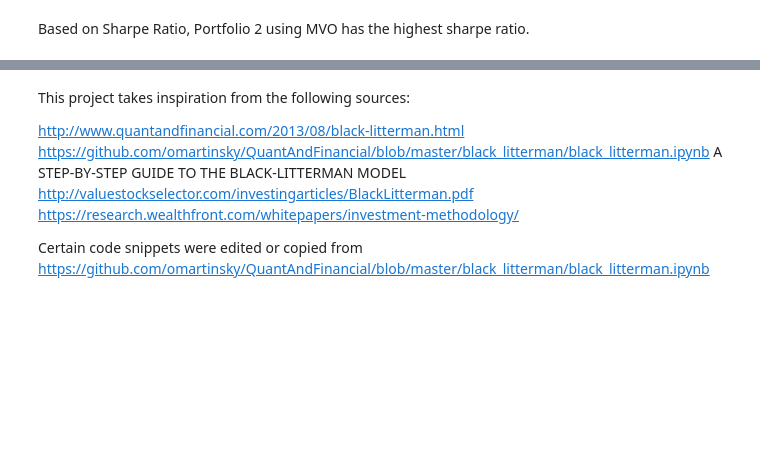
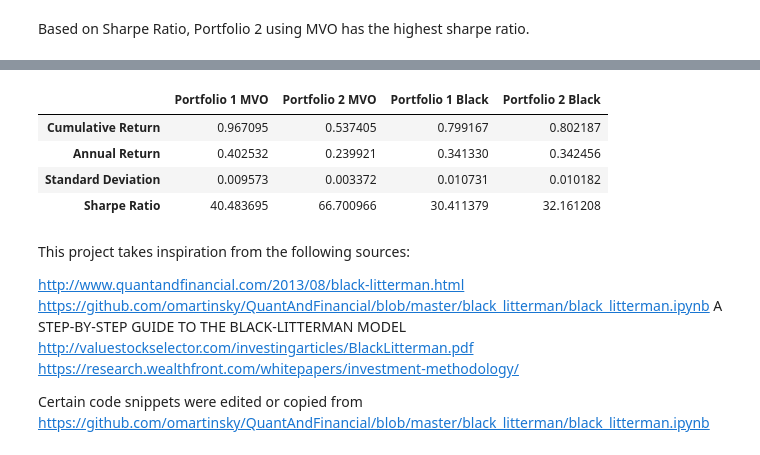
Before and after one commit to darrenh0/Springboard-Black-Litterman, a Jupyter notebook: Black Litterman.ipynb, the cells around one changed output, grey strips where cells are left out. Cells and saved outputs as stored; diff of their text form; code cells hidden in the pictures; blank space fills up the shorter version.

```diff
--- a/Black Litterman.ipynb
+++ b/Black Litterman.ipynb
@@ -758,10 +781,18 @@ display(coll2)
 # %%
 portfoliomvo1= {'Cumulative Return': cum_returns1_mvo['Returns'].iloc[-1], 'Annual Return': mvo_annual_return1, 'Standard Deviation': mvo_test_std1, 'Sharpe Ratio': mvo_test_sharpe1 }
 portfoliomvo2= {'Cumulative Return': cum_returns2_mvo['Returns'].iloc[-1], 'Annual Return': mvo_annual_return2, 'Standard Deviation': mvo_test_std2, 'Sharpe Ratio': mvo_test_sharpe2 }
 portfolioeq1={'Cumulative Return': cum_returns1_eq['Returns'].iloc[-1], 'Annual Return': eq_annual_return1, 'Standard Deviation': eq_test_std1, 'Sharpe Ratio': eq_test_sharpe1 }
 portfolioeq2={'Cumulative Return': cum_returns2_eq['Returns'].iloc[-1], 'Annual Return': eq_annual_return2, 'Standard Deviation': eq_test_std2, 'Sharpe Ratio': eq_test_sharpe2 }
 portcolls={'Portfolio 1 MVO': portfoliomvo1, 'Portfolio 2 MVO': portfoliomvo2, 'Portfolio 1 Black': portfolioeq1, 'Portfolio 2 Black': portfolioeq2}
 portcolls_df= pd.DataFrame(portcolls, index=['Cumulative Return','Annual Return','Standard Deviation','Sharpe Ratio'], columns=['Portfolio 1 MVO','Portfolio 2 MVO', 'Portfolio 1 Black', 'Portfolio 2 Black'])
+
+display(portcolls_df)
+# %% [output]
+|  | Portfolio 1 MVO | Portfolio 2 MVO | Portfolio 1 Black | Portfolio 2 Black |
+| Cumulative Return | 0.967095 | 0.537405 | 0.799167 | 0.802187 |
+| Annual Return | 0.402532 | 0.239921 | 0.341330 | 0.342456 |
+| Standard Deviation | 0.009573 | 0.003372 | 0.010731 | 0.010182 |
+| Sharpe Ratio | 40.483695 | 66.700966 | 30.411379 | 32.161208 |
 # %% [markdown]
 This project takes inspiration from the following sources:
 
```
Also changed, not shown: parts of 4 cells of this notebook.
